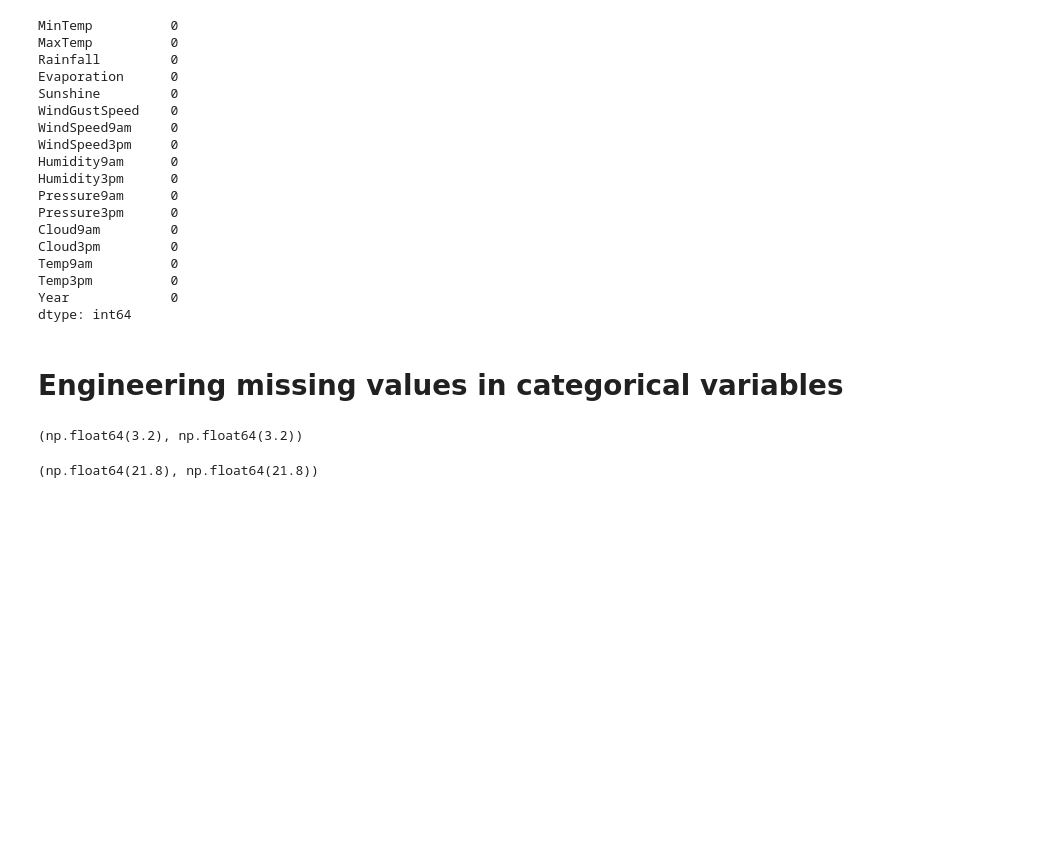
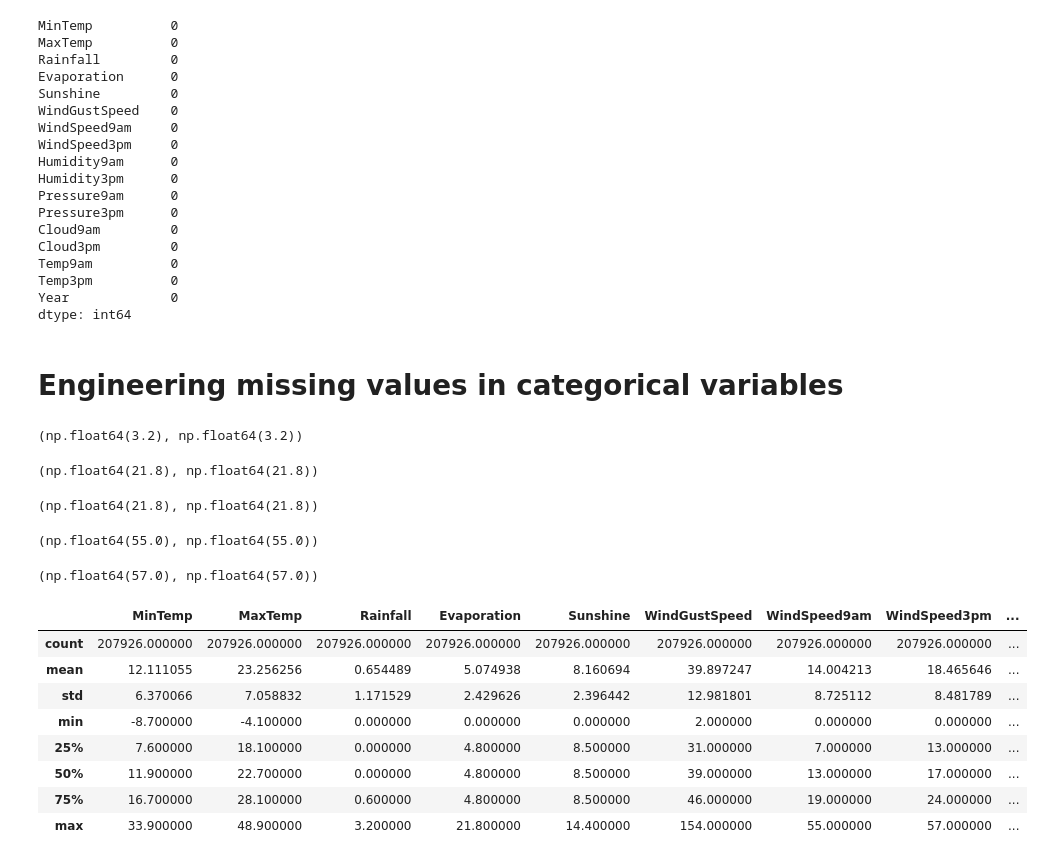
Before and after one commit to aliowx/machine_learning-, a Jupyter notebook: models/supervisor learning/Logistic_Regression.ipynb, the cells around one changed output. Cells and saved outputs as stored; diff of their text form; code cells hidden in the pictures; blank space fills up the shorter version.

Commit message:
We have seen that the Rainfall, Evaporation, WindSpeed9am and WindSpeed3pm columns contain outliers.

```diff
--- a/models/supervisor learning/Logistic_Regression.ipynb
+++ b/models/supervisor learning/Logistic_Regression.ipynb
@@ -612,3 +612,29 @@ X_train.Rainfall.max(), X_test.Rainfall.max()
 X_train.Evaporation.max(), X_test.Evaporation.max()
 # %% [output]
 (np.float64(21.8), np.float64(21.8))
+# %%
+X_train.Evaporation.max(), X_test.Evaporation.max()
+# %% [output]
+(np.float64(21.8), np.float64(21.8))
+# %%
+X_train.WindSpeed9am.max(), X_test.WindSpeed9am.max()
+# %% [output]
+(np.float64(55.0), np.float64(55.0))
+# %%
+X_train.WindSpeed3pm.max(), X_test.WindSpeed3pm.max()
+# %% [output]
+(np.float64(57.0), np.float64(57.0))
+# %%
+
+
+X_train[numerical].describe()
+# %% [output]
+|  | MinTemp | MaxTemp | Rainfall | Evaporation | Sunshine | WindGustSpeed | WindSpeed9am | WindSpeed3pm | ... |
+| count | 207926.000000 | 207926.000000 | 207926.000000 | 207926.000000 | 207926.000000 | 207926.000000 | 207926.000000 | 207926.000000 | ... |
+| mean | 12.111055 | 23.256256 | 0.654489 | 5.074938 | 8.160694 | 39.897247 | 14.004213 | 18.465646 | ... |
+| std | 6.370066 | 7.058832 | 1.171529 | 2.429626 | 2.396442 | 12.981801 | 8.725112 | 8.481789 | ... |
+| min | -8.700000 | -4.100000 | 0.000000 | 0.000000 | 0.000000 | 2.000000 | 0.000000 | 0.000000 | ... |
+| 25% | 7.600000 | 18.100000 | 0.000000 | 4.800000 | 8.500000 | 31.000000 | 7.000000 | 13.000000 | ... |
+| 50% | 11.900000 | 22.700000 | 0.000000 | 4.800000 | 8.500000 | 39.000000 | 13.000000 | 17.000000 | ... |
+| 75% | 16.700000 | 28.100000 | 0.600000 | 4.800000 | 8.500000 | 46.000000 | 19.000000 | 24.000000 | ... |
+| max | 33.900000 | 48.900000 | 3.200000 | 21.800000 | 14.400000 | 154.000000 | 55.000000 | 57.000000 | ... |
```
